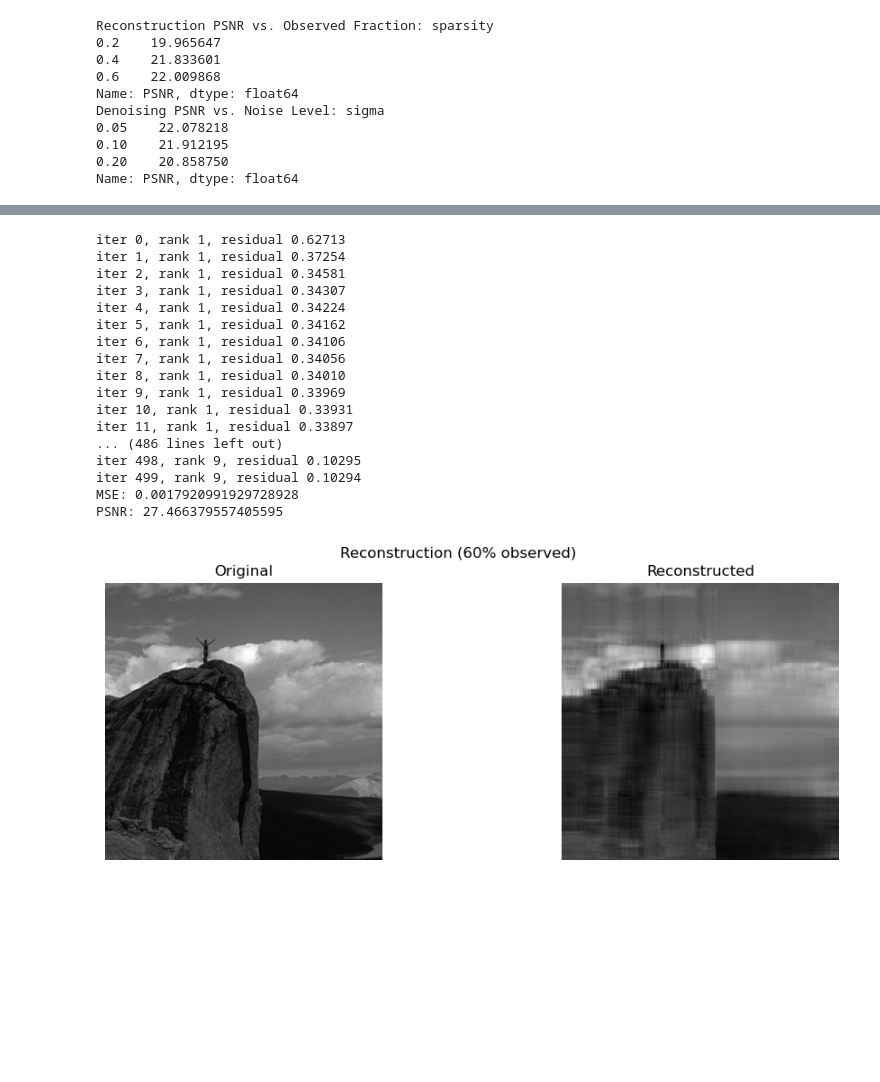
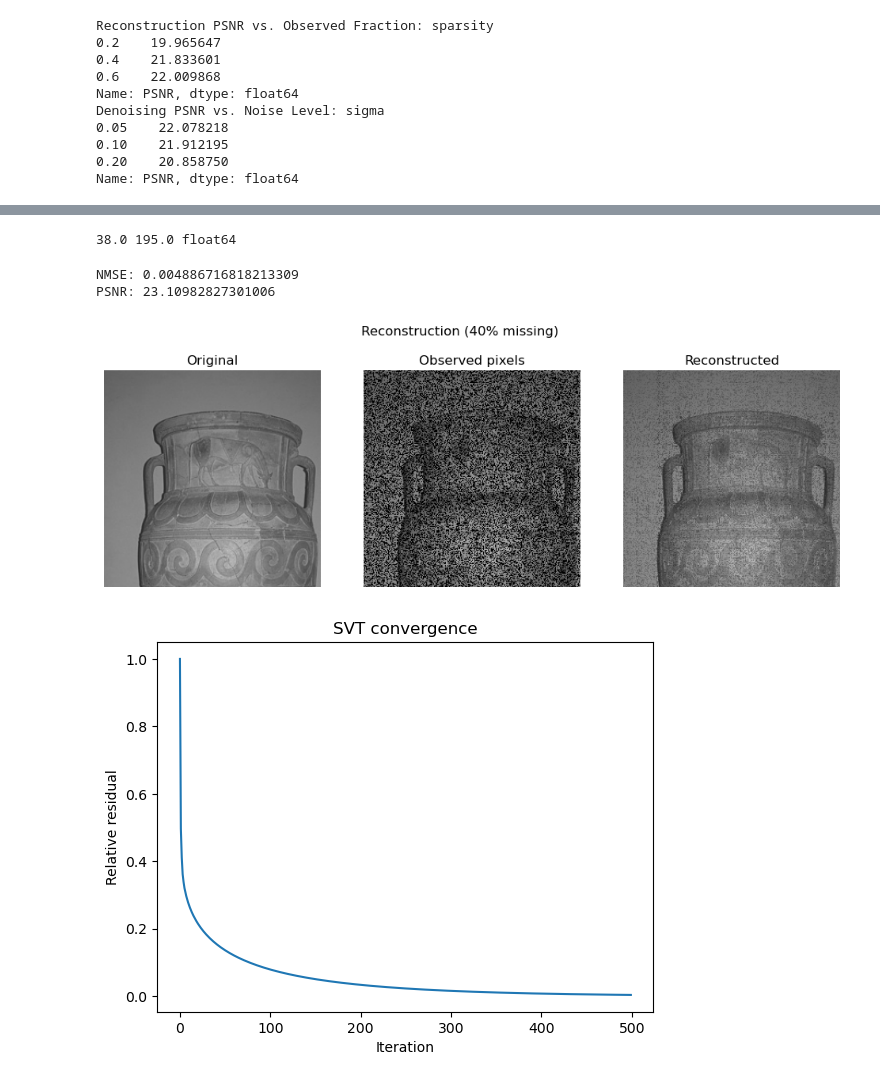
Before and after one commit to saramilovanova/nuclear-norm-data-reconstruction, a Jupyter notebook: notebooks/svt_analysis.ipynb, the cells around one changed output, grey strips where cells are left out. Cells and saved outputs as stored; diff of their text form; code cells hidden in the pictures; blank space fills up the shorter version.

```diff
--- a/notebooks/svt_analysis.ipynb
+++ b/notebooks/svt_analysis.ipynb
@@ -85,38 +87,44 @@ def show_results(X, X_rec, X_noisy=None, title=""):
     plt.show()
 # %%
 # Reconstruction
-X = load_image(DATA_PATH / "0002.png")
+X = load_image(IMAGE_PATH / "0047.png")
 X = X[:256, :256]
+print(X.min(), X.max(), X.dtype)
+
 n1, n2 = X.shape
-observed_fraction = 0.6
-tau = TAU_FACTOR * max(n1, n2)
-delta = DELTA_FACTOR
+missing_fraction = 0.4
+observed_fraction = 1 - missing_fraction
+
+tau = 8 * max(n1, n2) # tau = 8 * 256 = 2048  -> try 6, 7, 8  for tau factor?
+# print(np.mean(X))
+delta = DELTA_FACTOR / observed_fraction # delta = 1.2 / 0.8 = 1.5
+
 mask = create_mask(X.shape, observed_fraction, seed=SEED)
 Omega, b = apply_mask(X, mask)
 
-X_rec, hist = svt(X.shape, Omega, b, tau, delta)
-
-print("MSE:", mse(X, X_rec))
-print("PSNR:", psnr(X, X_rec))
-
-show_results(X, X_rec, title="Reconstruction (60% observed)")
+X_masked = np.zeros_like(X)
+X_masked[Omega] = b
 # %% [output]
-iter 0, rank 1, residual 0.62713
-iter 1, rank 1, residual 0.37254
-iter 2, rank 1, residual 0.34581
-iter 3, rank 1, residual 0.34307
-iter 4, rank 1, residual 0.34224
-iter 5, rank 1, residual 0.34162
-iter 6, rank 1, residual 0.34106
-iter 7, rank 1, residual 0.34056
-iter 8, rank 1, residual 0.34010
-iter 9, rank 1, residual 0.33969
-iter 10, rank 1, residual 0.33931
-iter 11, rank 1, residual 0.33897
-... (486 lines left out)
-iter 498, rank 9, residual 0.10295
-iter 499, rank 9, residual 0.10294
-MSE: 0.0017920991929728928
-PSNR: 27.466379557405595
+38.0 195.0 float64
-[figure, removed]
+# %%
+X_rec, hist = svt(X.shape, Omega, b, tau, delta)
+# X_rec = np.clip(X_rec, 0, 1)
+
+print("NMSE:", nmse(X, X_rec, data_range=255))
+print("PSNR:", psnr(X, X_rec, data_range=255))
+
+show_results(X, X_rec, X_masked=X_masked, title=f"Reconstruction ({missing_fraction*100:.0f}% missing)")
+# %% [output]
+NMSE: 0.004886716818213309
+PSNR: 23.10982827301006
+[figure, added]
+# %%
+# Check if the residual decreases monotonically
+plt.plot(hist["residual"])
+plt.title("SVT convergence")
+plt.xlabel("Iteration")
+plt.ylabel("Relative residual")
+plt.show()
+# %% [output]
+[figure, added]
 # %%
```
Also changed, not shown: parts of 14 cells of this notebook, 9 other files.
